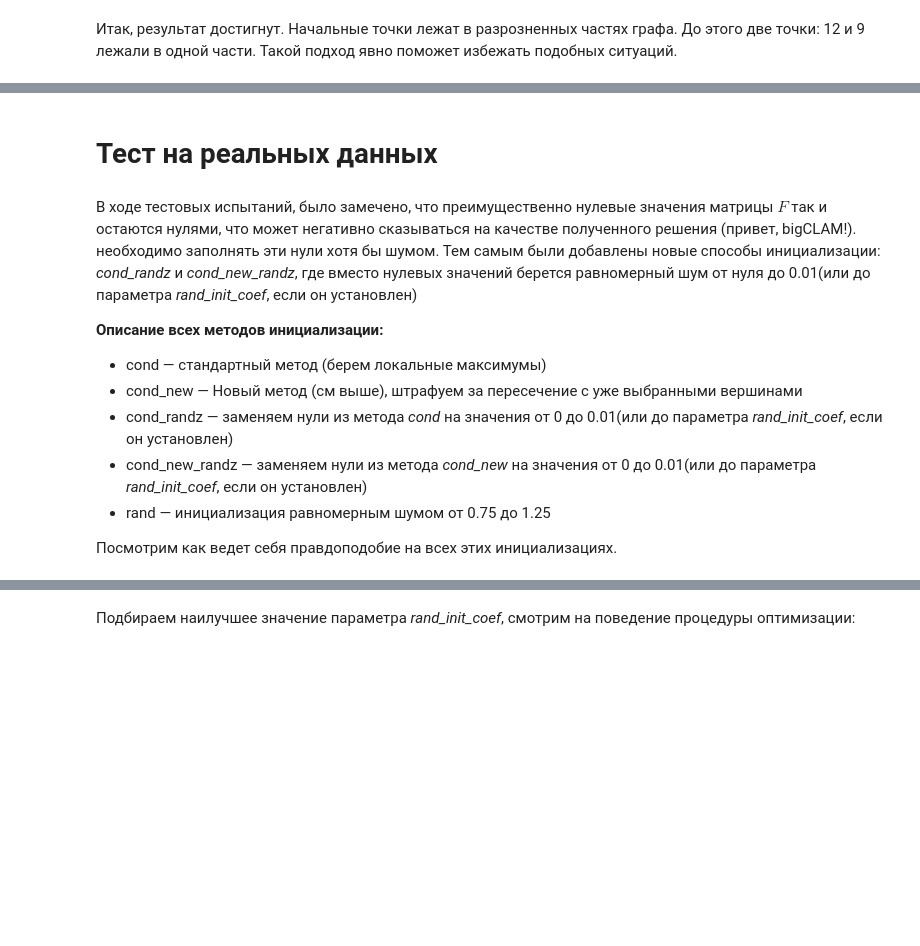
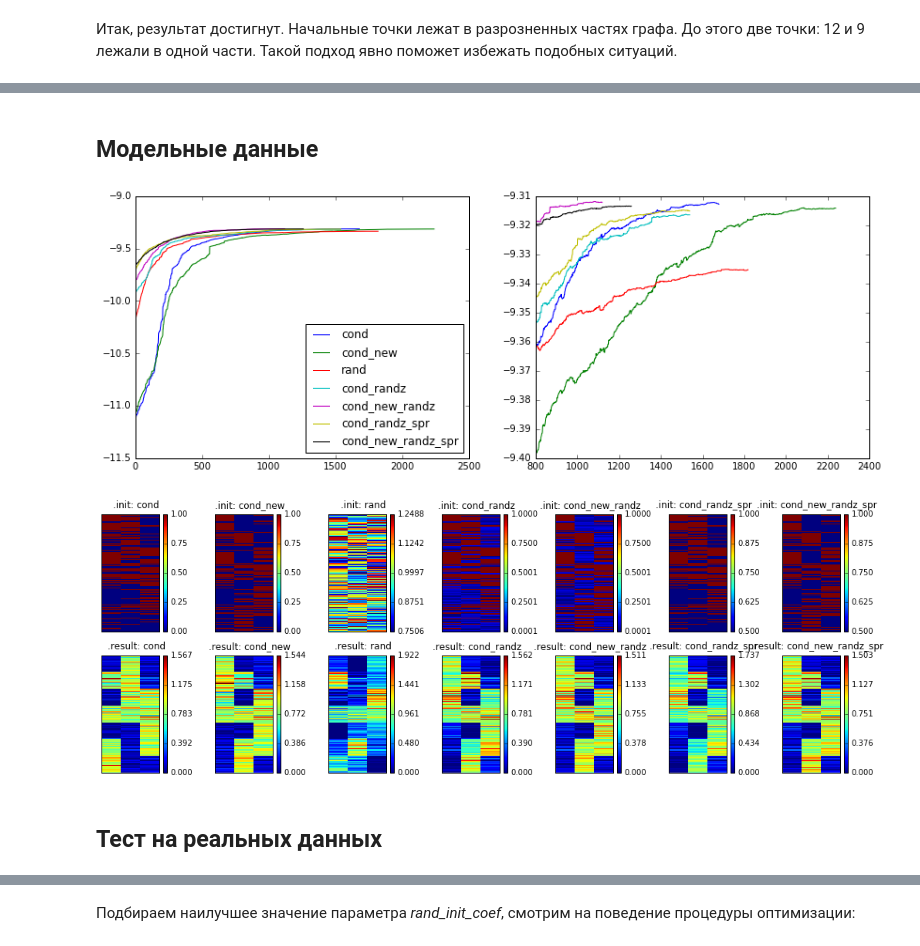
Before and after one commit to yangkuoone/WeiCLAM, a Jupyter notebook: code/Initialization.ipynb, the cells around one changed output, grey strips where cells are left out. Cells and saved outputs as stored; diff of their text form; code cells hidden in the pictures; blank space fills up the shorter version.

```diff
--- a/code/Initialization.ipynb
+++ b/code/Initialization.ipynb
@@ -183,0 +204,2 @@ py.iplot(fig, filename='Network', show_link=False)
+# %% [markdown]
+## Модельные данные
@@ -184,16 +218,24 @@ py.iplot(fig, filename='Network', show_link=False)
+# %%
+plt.figure(figsize=(14,5))
+for llh, init in zip(itersLLH, inits):
+    plt.subplot(121)
+    plt.plot(-np.log(-np.array(llh)), label=init)
+    plt.subplot(122)
+    plt.plot(range(800, len(llh)),-np.log(-np.array(llh[800:])), label=init)
+plt.subplot(121)
+plt.legend(loc=4)
+
+plt.figure(figsize=(18,6))
+for j, initF in enumerate(initFs):
+    plt.subplot(2, len(inits), j+1)
+    draw_matrix(initF, '{}.init: {}'.format("", inits[j]))
+    plt.subplot(2, len(inits), j+len(Fs)+1)
+    draw_matrix(Fs[j], '{}.result: {}'.format("", inits[j]))
+# %% [output]
+[figure, added]
+[figure, added]
 # %% [markdown]
-# Тест на реальных данных
+## Тест на реальных данных
-# %% [markdown]
-В ходе тестовых испытаний, было замечено, что преимущественно нулевые значения матрицы $F$ так и остаются нулями, что может негативно сказываться на качестве полученного решения (привет, bigCLAM!). необходимо заполнять эти нули хотя бы шумом. Тем самым были добавлены новые способы инициализации: *cond_randz* и *cond_new_randz*, где вместо нулевых значений берется равномерный шум от нуля до 0.01(или до параметра *rand_init_coef*, если он установлен)
-
-**Описание всех методов инициализации:**
-* cond — стандартный метод (берем локальные максимумы)
-* cond_new — Новый метод (см выше), штрафуем за пересечение с уже выбранными вершинами
-* cond_randz — заменяем нули из метода *cond* на значения от 0 до 0.01(или до параметра *rand_init_coef*, если он установлен)
-* cond_new_randz — заменяем нули из метода *cond_new* на значения от 0 до 0.01(или до параметра *rand_init_coef*, если он установлен)
-* rand — инициализация равномерным шумом от 0.75 до 1.25
-
-Посмотрим как ведет себя правдоподобие на всех этих инициализациях.
 # %%
 K = 4
 import os
```
Also changed, not shown: parts of 10 cells of this notebook, 1 other file.
